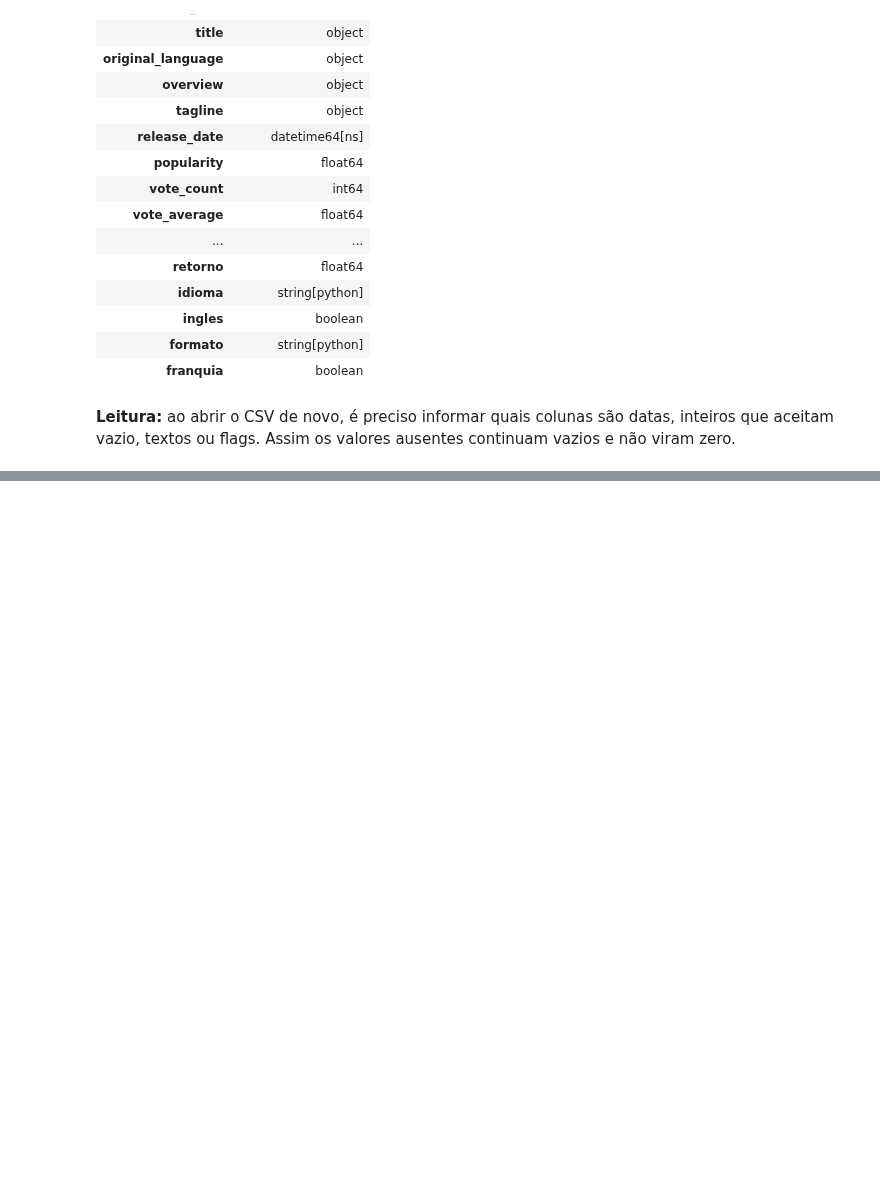
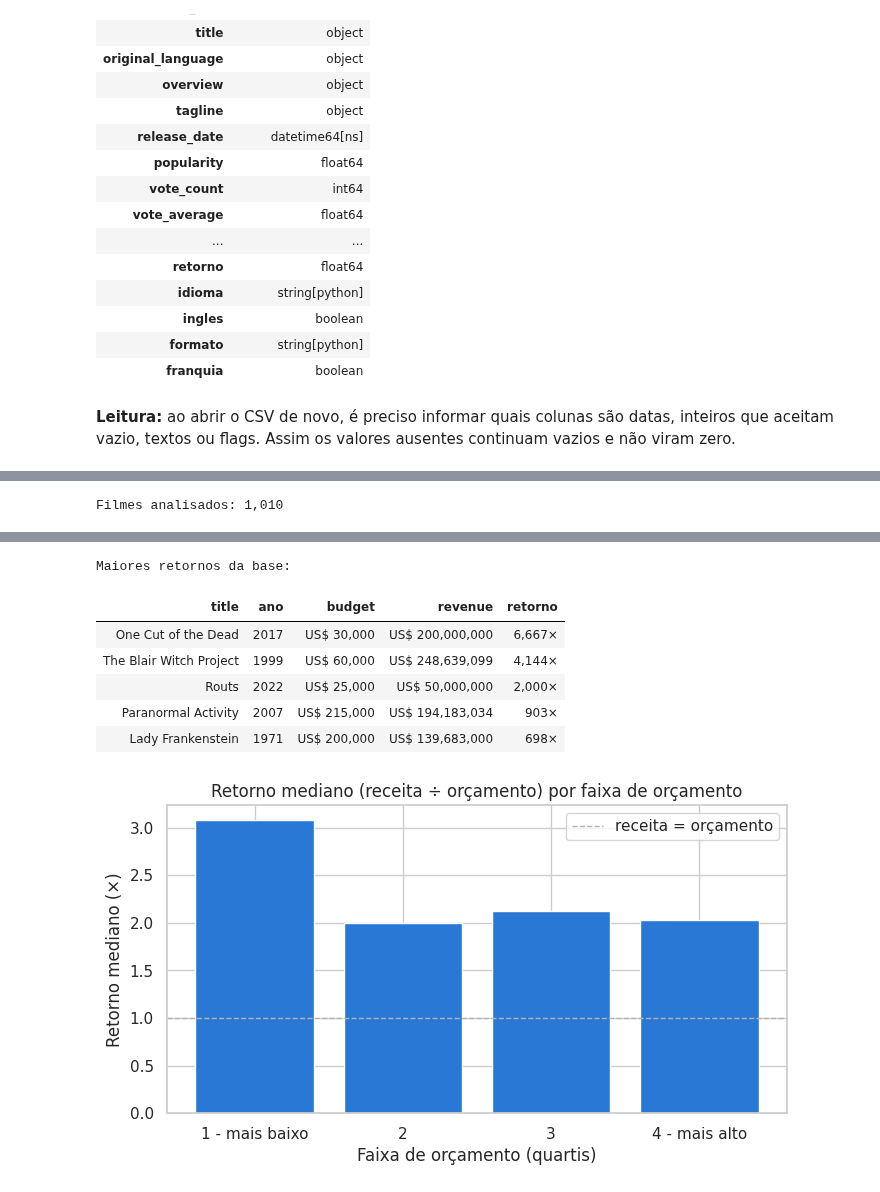
Before and after one commit to Mateuscruz19/HorrorMoviesData, a Jupyter notebook: HorrorMovieAnalysis.ipynb, the cells around one changed output, grey strips where cells are left out. Drawn from its saved outputs; the diff is of its cells as text; code cells hidden in the pictures; blank space fills up the shorter version.

```diff
--- a/HorrorMovieAnalysis.ipynb
+++ b/HorrorMovieAnalysis.ipynb
@@ -1225,0 +1349,35 @@ display(df_recarregado.dtypes.rename("tipo após releitura").to_frame())
+# %%
+base_p3 = df[df["retorno"].notna()].copy()
+base_p3["faixa de orçamento"] = pd.qcut(base_p3["budget"].astype(float), 4, labels=FAIXAS)
+p3 = base_p3.groupby("faixa de orçamento", observed=True).agg(
+    filmes=("id", "size"),
+    orcamento_min=("budget", "min"),
+    orcamento_max=("budget", "max"),
+    retorno_mediano=("retorno", "median"),
+    retorno_medio=("retorno", "mean"),
+    pct_receita_maior=("retorno", lambda serie: (serie > 1).mean() * 100),
+)
+
+print(f"Filmes analisados: {len(base_p3):,}")
+display(p3.style.format({
+    "orcamento_min": "US$ {:,.0f}", "orcamento_max": "US$ {:,.0f}",
+    "retorno_mediano": "{:.2f}×", "retorno_medio": "{:.2f}×", "pct_receita_maior": "{:.1f}%",
+}))
+
+print("Maiores retornos da base:")
+display(
+    base_p3.nlargest(5, "retorno")[["title", "ano", "budget", "revenue", "retorno"]]
+    .style.hide(axis="index")
+    .format({"budget": "US$ {:,.0f}", "revenue": "US$ {:,.0f}", "retorno": "{:,.0f}×"})
+)
+
+plt.figure(figsize=(8, 4))
+plt.bar(p3.index.astype(str), p3["retorno_mediano"], color=COR_PRINCIPAL)
+plt.axhline(1, color=COR_NEUTRA, linestyle="--", linewidth=1, label="receita = orçamento")
+plt.legend(loc="upper right")
+plt.title("Retorno mediano (receita ÷ orçamento) por faixa de orçamento")
+plt.xlabel("Faixa de orçamento (quartis)")
+plt.ylabel("Retorno mediano (×)")
+plt.show()
+# %% [output]
+Filmes analisados: 1,010
@@ -1225,0 +1390,8 @@ display(df_recarregado.dtypes.rename("tipo após releitura").to_frame())
+Maiores retornos da base:
+| title | ano | budget | revenue | retorno |
+| One Cut of the Dead | 2017 | US$ 30,000 | US$ 200,000,000 | 6,667× |
+| The Blair Witch Project | 1999 | US$ 60,000 | US$ 248,639,099 | 4,144× |
+| Routs | 2022 | US$ 25,000 | US$ 50,000,000 | 2,000× |
+| Paranormal Activity | 2007 | US$ 215,000 | US$ 194,183,034 | 903× |
+| Lady Frankenstein | 1971 | US$ 200,000 | US$ 139,683,000 | 698× |
+[figure, added]
```
Also changed, not shown: parts of 23 cells of this notebook, 1 other file.
